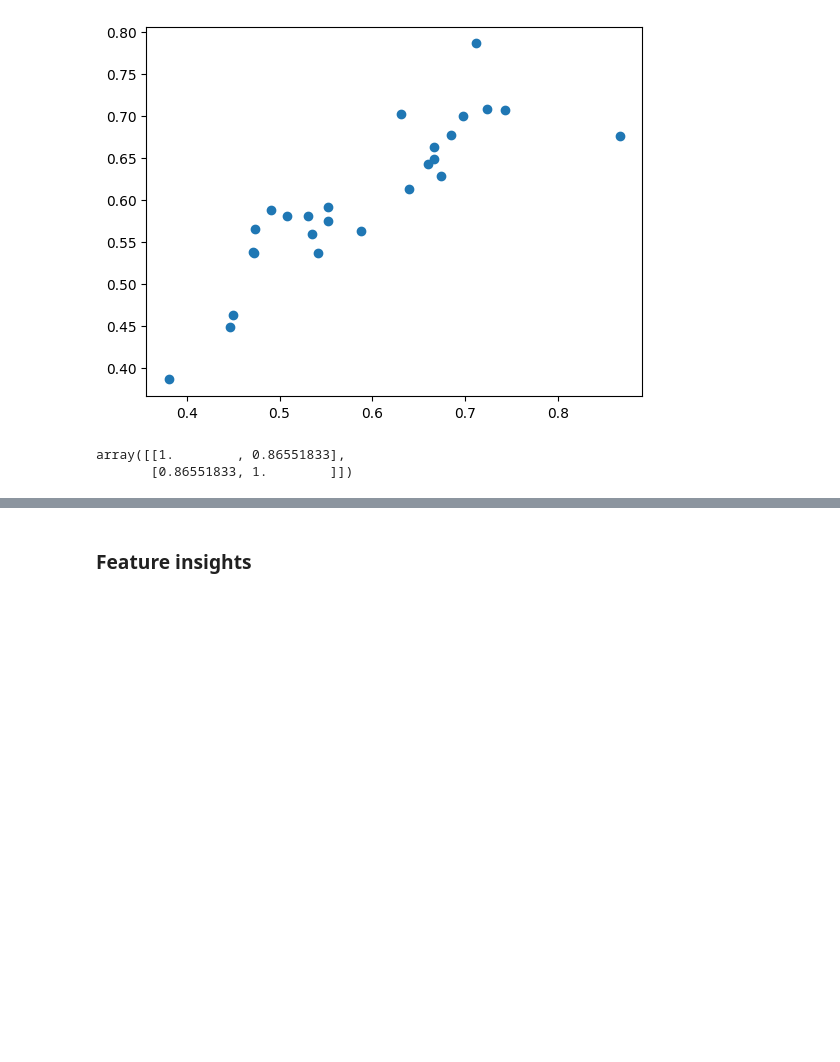
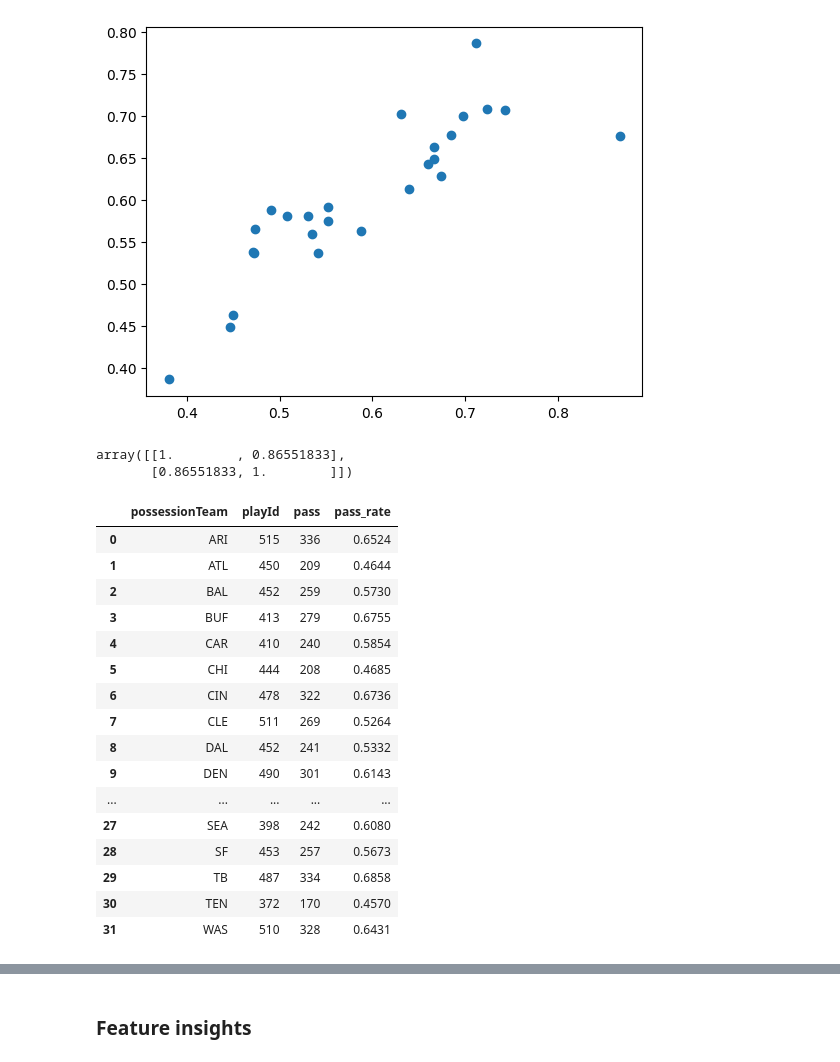
Before and after one commit to meagvo/NFL_BDB2025, a Jupyter notebook: pred-nov8-working.ipynb, the cells around one changed output, grey strips where cells are left out. Saved outputs shown, nothing was run; the diff lists cells and outputs as text; code cells hidden in the pictures; blank space fills up the shorter version.

```diff
--- a/pred-nov8-working.ipynb
+++ b/pred-nov8-working.ipynb
@@ -595,3 +595,27 @@ plt.scatter(test['pass_rate'], test['RPO'])
 # %% [output]
 array([[1.        , 0.86551833],
        [0.86551833, 1.        ]])
+# %%
+
+train_agg=train_data[['possessionTeam', 'playId', 'pass']].groupby('possessionTeam').agg({'playId':"count", 'pass':"sum"} ).reset_index()
+train_agg['pass_rate']=(train_agg['pass']/train_agg['playId'])
+train_agg['pass_rate']=((train_agg['pass_rate'])).round(4)
+train_agg
+# %% [output]
+|  | possessionTeam | playId | pass | pass_rate |
+| 0 | ARI | 515 | 336 | 0.6524 |
+| 1 | ATL | 450 | 209 | 0.4644 |
+| 2 | BAL | 452 | 259 | 0.5730 |
+| 3 | BUF | 413 | 279 | 0.6755 |
+| 4 | CAR | 410 | 240 | 0.5854 |
+| 5 | CHI | 444 | 208 | 0.4685 |
+| 6 | CIN | 478 | 322 | 0.6736 |
+| 7 | CLE | 511 | 269 | 0.5264 |
+| 8 | DAL | 452 | 241 | 0.5332 |
+| 9 | DEN | 490 | 301 | 0.6143 |
+| ... | ... | ... | ... | ... |
+| 27 | SEA | 398 | 242 | 0.6080 |
+| 28 | SF | 453 | 257 | 0.5673 |
+| 29 | TB | 487 | 334 | 0.6858 |
+| 30 | TEN | 372 | 170 | 0.4570 |
+| 31 | WAS | 510 | 328 | 0.6431 |
```
Also changed, not shown: parts of 14 cells of this notebook, 3 other files.
